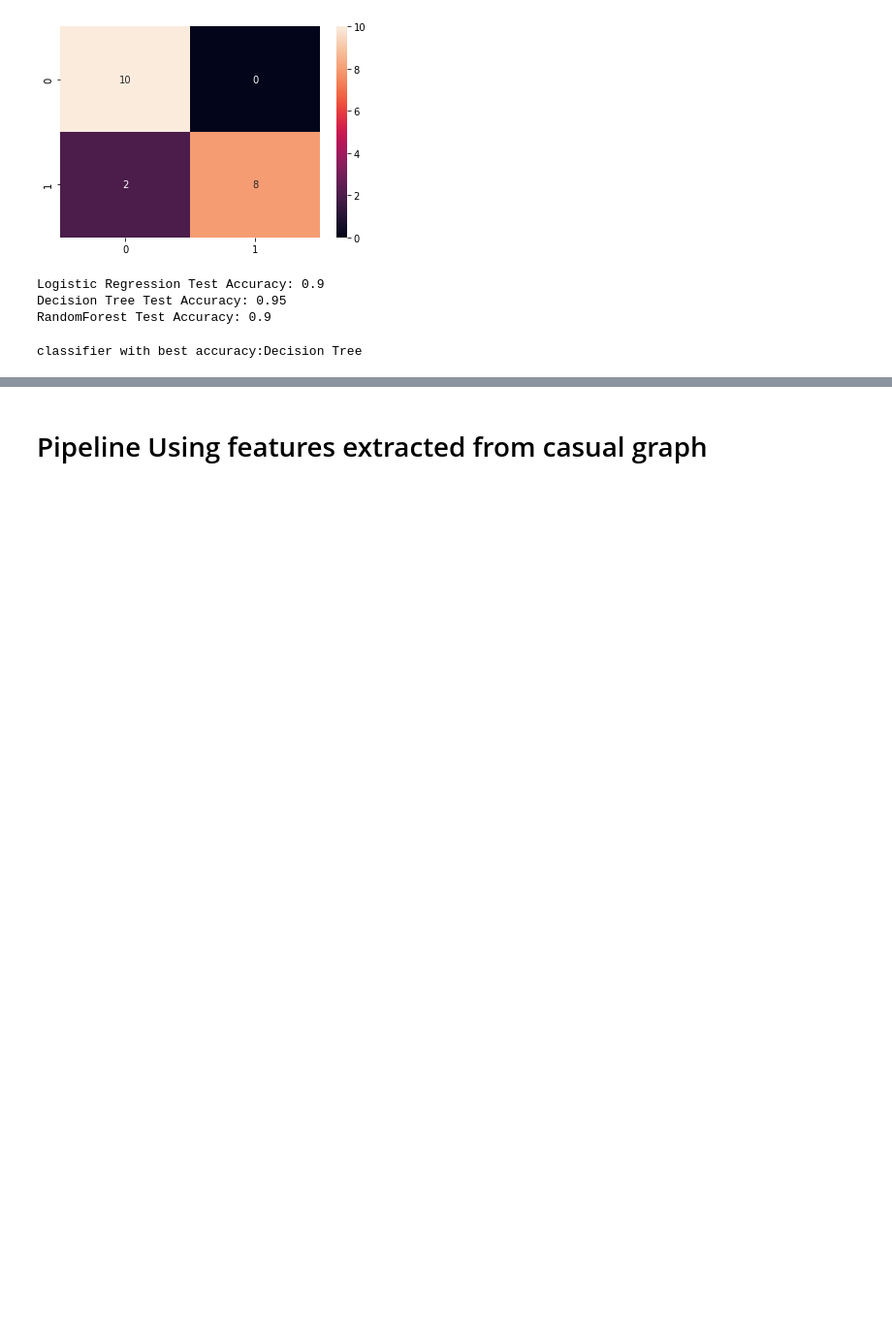
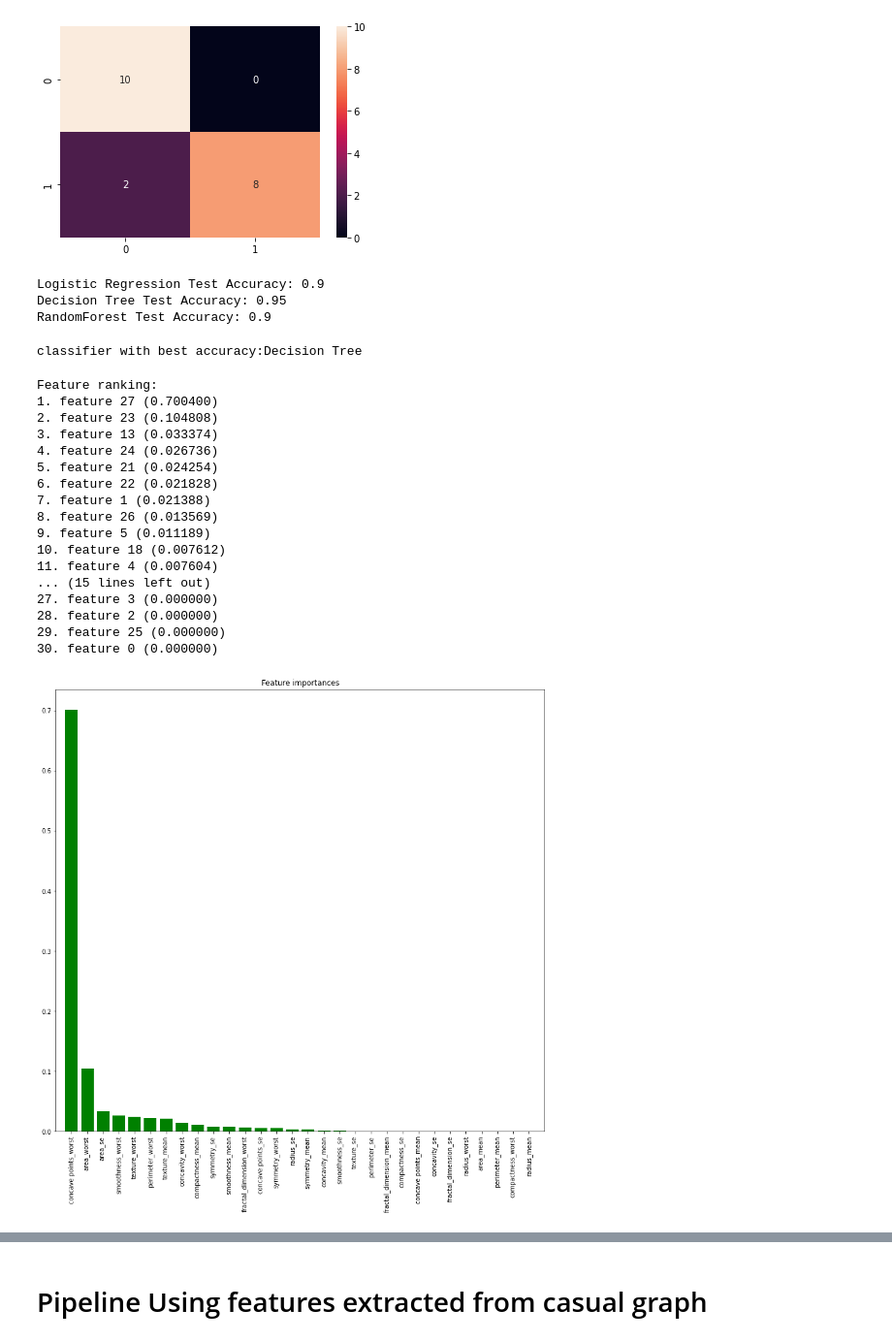
Before and after one commit to abel-blue/breastCancer-causal-Inference, a Jupyter notebook: notebooks/ml_model.ipynb, the cells around one changed output, grey strips where cells are left out. Shown at 97% size. Drawn from its saved outputs; the diff is of its cells as text; code cells hidden in the pictures; blank space fills up the shorter version.

Commit message:
added feature importance for descion tree model

```diff
--- a/notebooks/ml_model.ipynb
+++ b/notebooks/ml_model.ipynb
@@ -162,3 +162,46 @@ for i, model in enumerate(pipeline):
 print('classifier with best accuracy:{}'.format(pipe_dict[best_classifier]))
 # %% [output]
 classifier with best accuracy:Decision Tree
+# %%
+import matplotlib.pyplot as plt
+clf_rf_5 = DecisionTreeClassifier()
+clr_rf_5 = clf_rf_5.fit(X_train,y_train)
+importances = clr_rf_5.feature_importances_
+# std = np.std([tree.feature_importances_ for tree in pipeline_dtc.estimators_],
+#              axis=0)
+indices = np.argsort(importances)[::-1]
+
+# Print the feature ranking
+print("Feature ranking:")
+
+for f in range(X_train.shape[1]):
+    print("%d. feature %d (%f)" % (f + 1, indices[f], importances[indices[f]]))
+
+# Plot the feature importances of the forest
+
+plt.figure(1, figsize=(14, 13))
+plt.title("Feature importances")
+plt.bar(range(X_train.shape[1]), importances[indices],
+       color="g", align="center")
+plt.xticks(range(X_train.shape[1]), X_train.columns[indices],rotation=90)
+plt.xlim([-1, X_train.shape[1]])
+plt.show()
+# %% [output]
+Feature ranking:
+1. feature 27 (0.700400)
+2. feature 23 (0.104808)
+3. feature 13 (0.033374)
+4. feature 24 (0.026736)
+5. feature 21 (0.024254)
+6. feature 22 (0.021828)
+7. feature 1 (0.021388)
+8. feature 26 (0.013569)
+9. feature 5 (0.011189)
+10. feature 18 (0.007612)
+11. feature 4 (0.007604)
+... (15 lines left out)
+27. feature 3 (0.000000)
+28. feature 2 (0.000000)
+29. feature 25 (0.000000)
+30. feature 0 (0.000000)
+[figure, added]
```
Also changed, not shown: parts of 4 cells of this notebook.
